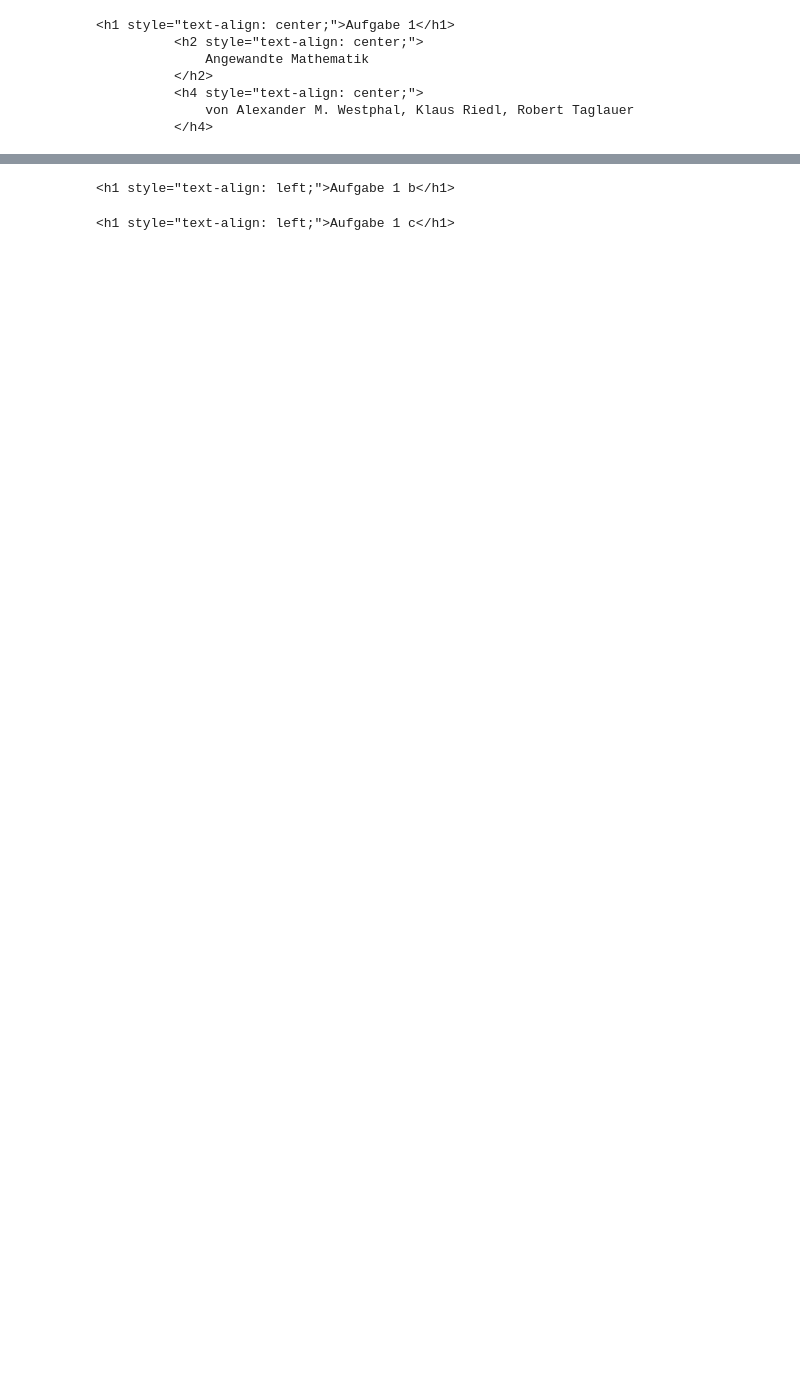
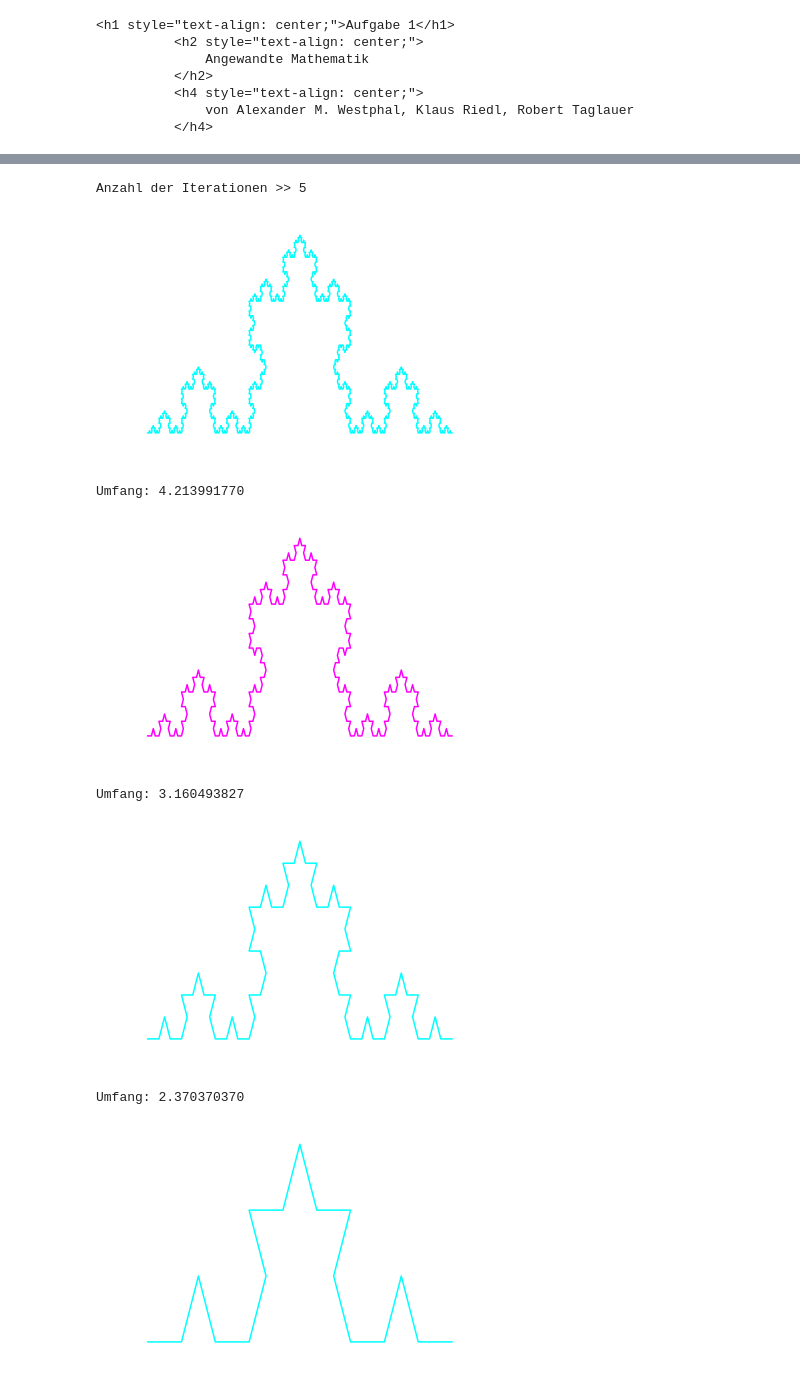
Before and after one commit to DerAlexx/Angewandte-Mathematik, a Jupyter notebook: Praktikum_3/Praktikum_3.ipynb, the cells around one changed output, grey strips where cells are left out. Saved outputs shown, nothing was run; the diff lists cells and outputs as text; code cells hidden in the pictures; blank space fills up the shorter version.

```diff
--- a/Praktikum_3/Praktikum_3.ipynb
+++ b/Praktikum_3/Praktikum_3.ipynb
@@ -75,8 +95,64 @@ The number of Iterations: 2
-# %%
-html.eval('''<h1 style="text-align: left;">Aufgabe 1 b</h1>''')
-# %% [output]
-<h1 style="text-align: left;">Aufgabe 1 b</h1>
-# %%
-html.eval('''<h1 style="text-align: left;">Aufgabe 1 c</h1>''')
-# %% [output]
-<h1 style="text-align: left;">Aufgabe 1 c</h1>
+# %%
+import numpy as np
+import matplotlib.pyplot as plt
+from math import floor
+
+colors = ['yellow', 'red', 'green', 'blue', 'magenta', 'cyan']
+
+def snowflake(iterationsschritte):
+        if iterationsschritte == -1: return
+        k=iterationsschritte
+        n_lines = 4**k
+        h = 3**(-k);
+        x = [0]*(n_lines+1)
+        y = [0]*(n_lines+1)
+        x[0], y[0] = 0, 0
+
+        segment=[0] * n_lines;
+
+        # The angles of the four segments.
+        angle=[0, np.pi/3, -np.pi/3, 0]
+        for i in range(n_lines):
+            m=i
+            ang=0
+            for j in range(k):
+                segment[j] = np.mod(m, 4)
+                m = floor(m / 4)
+                ang = ang + angle[int(segment[j])]
+
+            x[i+1] = x[i] + h*np.cos(ang)
+            y[i+1] = y[i] + h*np.sin(ang)
+        plotter(x,y)
+        umfang(iterationsschritte)
+        snowflake(iterationsschritte - 1)
+
+
+def randomColor():
+    '''
+    Method to return a random color
+    '''
+    return colors[randint(0, len(colors)-1)]
+
+def umfang(n):
+    print("Umfang (in LE): " + str(((4/3)^n).n(digits=5)))
+
+def plotter(x,y):
+    '''
+    Plottermethod
+    '''
+    plt.plot(x, y, color=randomColor())
+    plt.axis('off')
+    plt.show()
+
+if __name__ == "__main__":
+    iterationsschritte = int(input("Anzahl der Iterationen >> "))
+    snowflake(iterationsschritte)
+# %% [output]
+Anzahl der Iterationen >> 5
+[figure, added]
+Umfang: 4.213991770
+[figure, added]
+Umfang: 3.160493827
+[figure, added]
+Umfang: 2.370370370
+[figure, added]
```
Also changed, not shown: parts of 6 cells of this notebook, 3 other files.
